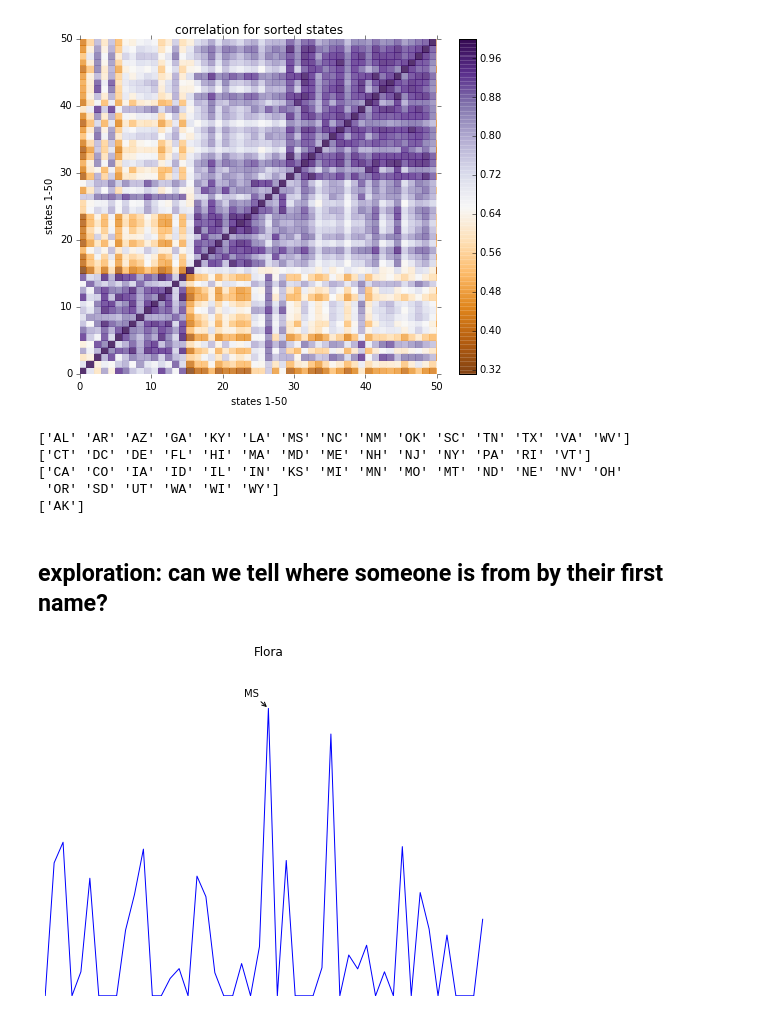
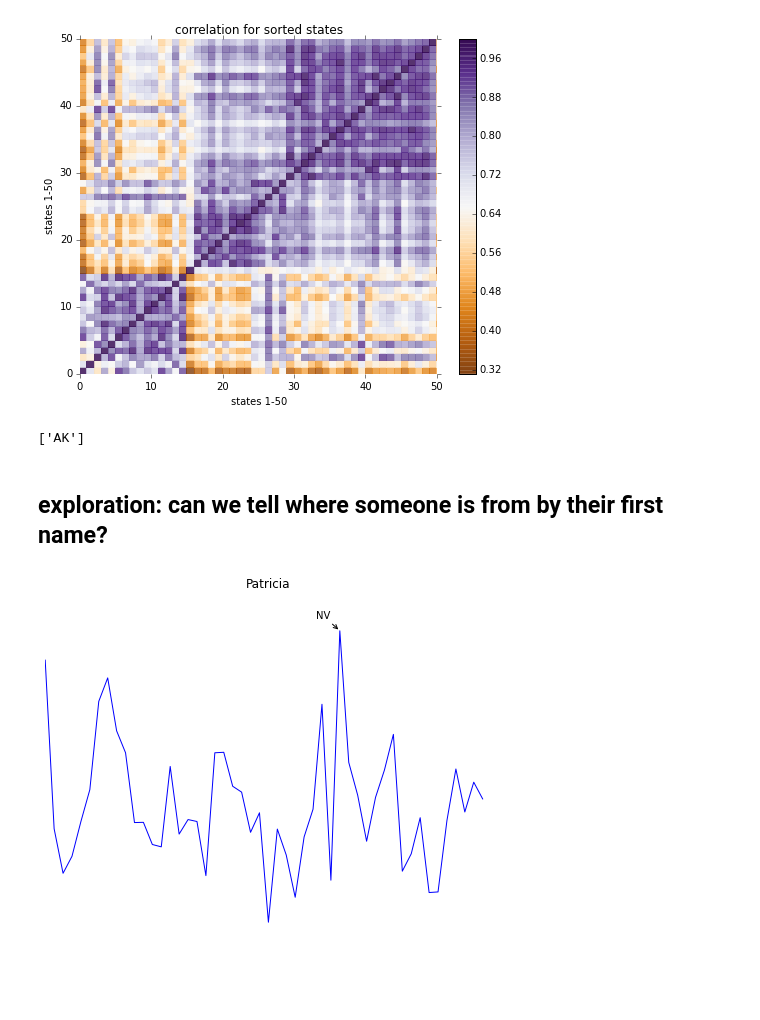
Before and after one commit to sadacca/PYNAMESTATE, a Jupyter notebook: PyNameStateNotebook-multi_Clust.ipynb, the cells around one changed output. Drawn from its saved outputs; the diff is of its cells as text; code cells hidden in the pictures; blank space fills up the shorter version.

Commit message:
added examples of simple widgets for dynamic display for final two plots

```diff
--- a/PyNameStateNotebook-multi_Clust.ipynb
+++ b/PyNameStateNotebook-multi_Clust.ipynb
@@ -440,47 +441,46 @@ plt.show()
 # %% [output]
 [figure]
 [figure]
-# %%
-# let's list the groups - rural north,
-print(state_index[model.labels_ == 0])
-
-# midwest tidewater and plains
-print(state_index[model.labels_ == 1])
-
-# costal states and southwest
-print(state_index[model.labels_ == 2])
-
-# southern states, plus mountains
-print(state_index[model.labels_ == 3])
-# %% [output]
-['AL' 'AR' 'AZ' 'GA' 'KY' 'LA' 'MS' 'NC' 'NM' 'OK' 'SC' 'TN' 'TX' 'VA' 'WV']
-['CT' 'DC' 'DE' 'FL' 'HI' 'MA' 'MD' 'ME' 'NH' 'NJ' 'NY' 'PA' 'RI' 'VT']
-['CA' 'CO' 'IA' 'ID' 'IL' 'IN' 'KS' 'MI' 'MN' 'MO' 'MT' 'ND' 'NE' 'NV' 'OH'
- 'OR' 'SD' 'UT' 'WA' 'WI' 'WY']
-['AK']
+# %%
+# and what groups are these?
+def printgroup(x):
+    # let's list the groups
+    print(state_index[model.labels_ == x])
+
+widgets.interact(printgroup, x=(0, 3, 1))
+# %% [output]
+['AK']
 # %% [markdown]
 ## exploration: can we tell where someone is from by their first name?
 # %%
 # so - what about for indivdual names?  can we guess where someone's from by their name?
-thename = "Flora"
-plt.plot(df_matrix[0:50,name_index==thename])
-label =state_index[np.argmax(df_matrix[0:50,name_index==thename])]
-plt.xticks(())
-plt.yticks(())
-plt.box(on=None)
 
-x = np.argmax(df_matrix[0:50,name_index==thename])
-y = np.max(df_matrix[0:50,name_index==thename])
+common_names = name_index[np.argsort(np.sum(df_matrix,axis=0))]
+common_names = common_names[-40:-1].tolist()
 
-plt.annotate(
-    label,
-    xy=(x, y), xytext=(-10, 10),
-    textcoords='offset points', ha='right', va='bottom',
-    arrowprops=dict(arrowstyle = '->', connectionstyle='arc3,rad=0'))
-plt.title(thename)
-plt.show()
+def plotname(x):
+
+
+    plt.plot(df_matrix[0:50,name_index==x])
+    label =state_index[np.argmax(df_matrix[0:50,name_index==x])]
+    plt.xticks(())
+    plt.yticks(())
+    plt.box(on=None)
+
+    x1 = np.argmax(df_matrix[0:50,name_index==x])
+    y1 = np.max(df_matrix[0:50,name_index==x])
+
+    plt.annotate(
+        label,
+        xy=(x1, y1), xytext=(-10, 10),
+        textcoords='offset points', ha='right', va='bottom',
+        arrowprops=dict(arrowstyle = '->', connectionstyle='arc3,rad=0'))
+    plt.title(x)
+    plt.show()
+
+widgets.interact(plotname, x=common_names)
 
 # seems like an intersting basis for a model: guess where and when you're born
 # simply on the basis of your first name!
 # %% [output]
-[figure, old version]
+[figure, new version]
```
Also changed, not shown: parts of 3 cells of this notebook.
